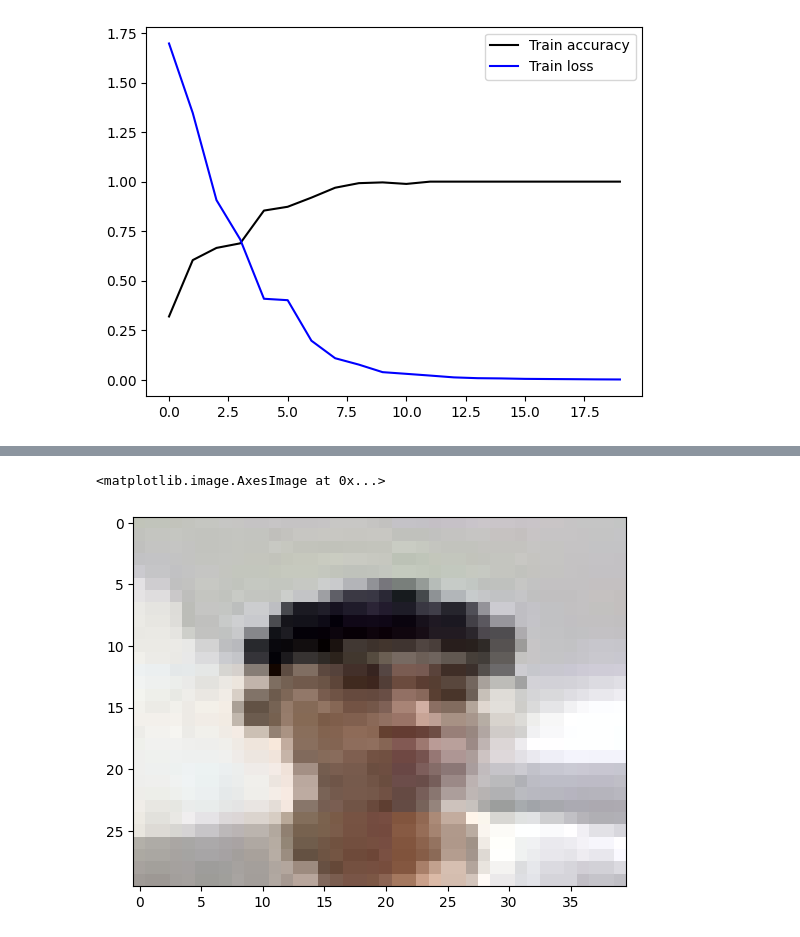
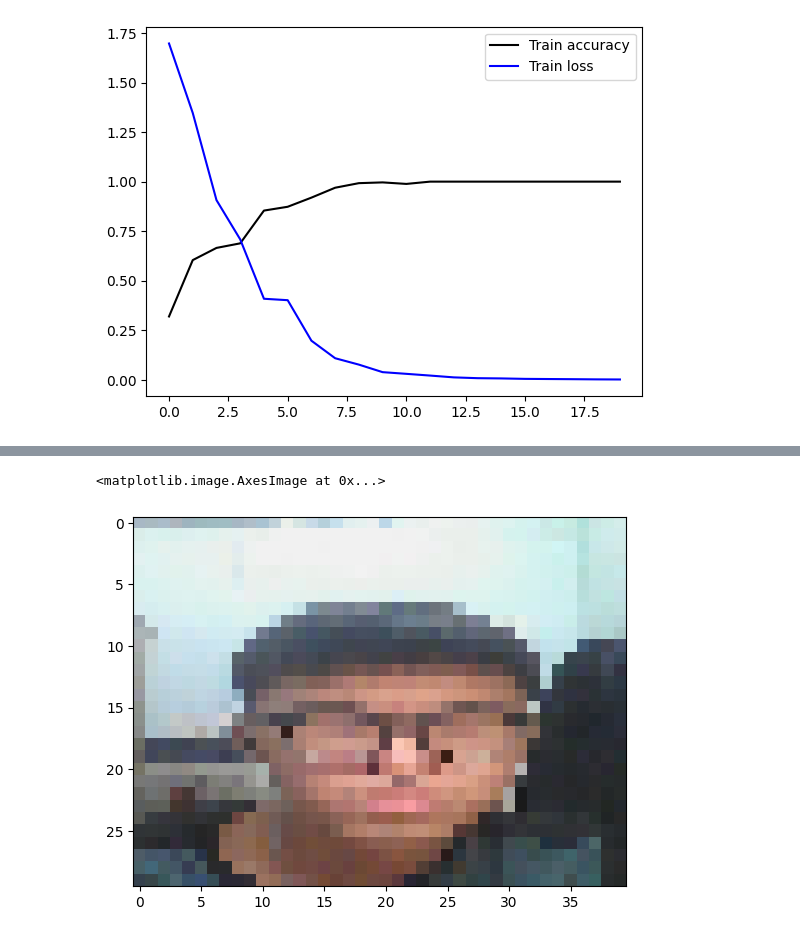
Before and after one commit to Trrunghau/AI, a Jupyter notebook: CNN5faceinclass.ipynb, the cells around one changed output, grey strips where cells are left out. Drawn from its saved outputs; the diff is of its cells as text; code cells hidden in the pictures.

```diff
--- a/CNN5faceinclass.ipynb
+++ b/CNN5faceinclass.ipynb
@@ -156,7 +156,7 @@ class_name = {1: 'dung',2: 'ha',3: 'kiet',
                   4: 'hau',5: 'hieu'}
 # %%
 #test
-filePath = '/content/drive/MyDrive/anhlop_test/Hieu_53.jpg'
+filePath = '/content/339908605_1293645758198956_7145497591037352619_n.jpg'
 testImage = load_img(filePath, color_mode = 'rgb', target_size=(30,40))
 arrayImage = img_to_array(testImage).reshape(1,30,40,3)/255
 pred = np.argmax(model.predict(arrayImage))
@@ -168,2 +168,2 @@ Predicted:  hieu
 <matplotlib.image.AxesImage at 0x...>
-[figure, old version]
+[figure, new version]
```
Also changed, not shown: parts of 1 cell of this notebook.
